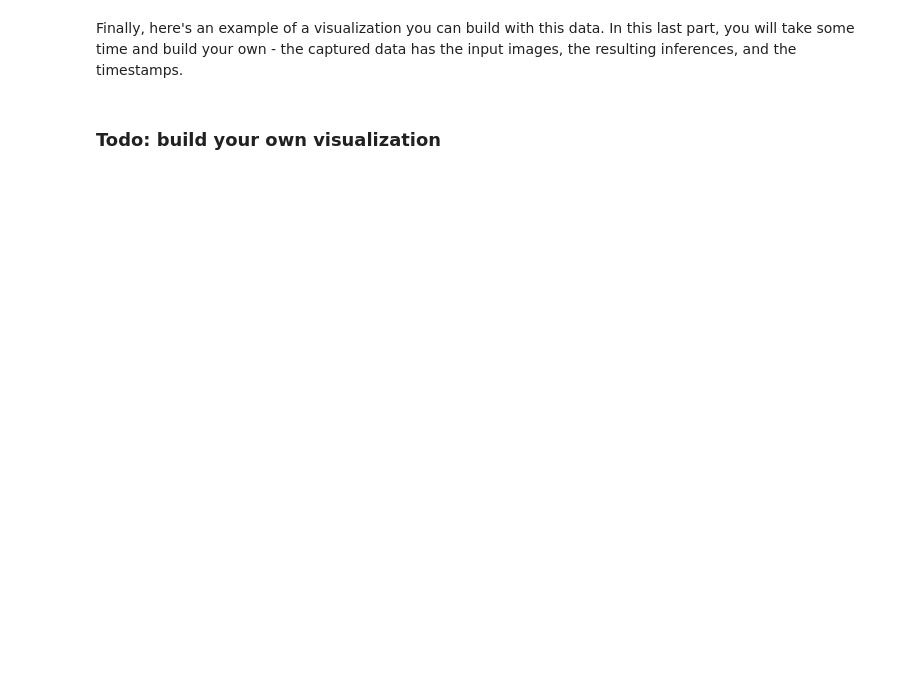
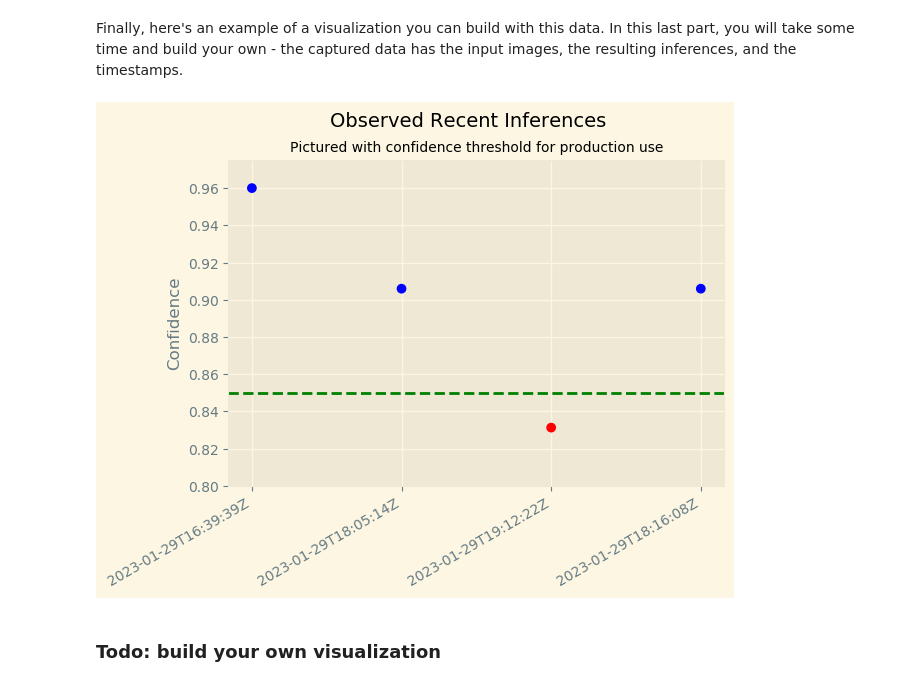
Before and after one commit to GrasieleDosSantos/udacity-Developing-ML-Workflow, a Jupyter notebook: project/grasiele_project_2.ipynb, the cells around one changed output. Saved outputs shown, nothing was run; the diff lists cells and outputs as text; code cells hidden in the pictures; blank space fills up the shorter version.

```diff
--- a/project/grasiele_project_2.ipynb
+++ b/project/grasiele_project_2.ipynb
@@ -699,26 +728,30 @@ Finally, here's an example of a visualization you can build with this data. In t
 # %%
 # Populate the data for the x and y axis
 x = []
 y = []
 for obj in json_data:
     inference, timestamp = simple_getter(obj)
 
     y.append(max(inference))
     x.append(timestamp)
 
 # Todo: here is an visualization example, take some time to build another visual that helps monitor the result
 # Plot the data
-plt.scatter(x, y, c=['r' if k<.94 else 'b' for k in y ])
-plt.axhline(y=0.94, color='g', linestyle='--')
-plt.ylim(bottom=.88)
+plt.scatter(x, y, c=['r' if k<.85 else 'b' for k in y ])
+plt.axhline(y=0.85, color='g', linestyle='--')
+plt.ylim(bottom=.80)
 
 # Add labels
 plt.ylabel("Confidence")
 plt.suptitle("Observed Recent Inferences", size=14)
 plt.title("Pictured with confidence threshold for production use", size=10)
 
 # Give it some pizzaz!
 plt.style.use("Solarize_Light2")
 plt.gcf().autofmt_xdate()
+
+plt.show()
+# %% [output]
+[figure, added]
 # %% [markdown]
 ### Todo: build your own visualization
```
Also changed, not shown: parts of 7 cells of this notebook.
